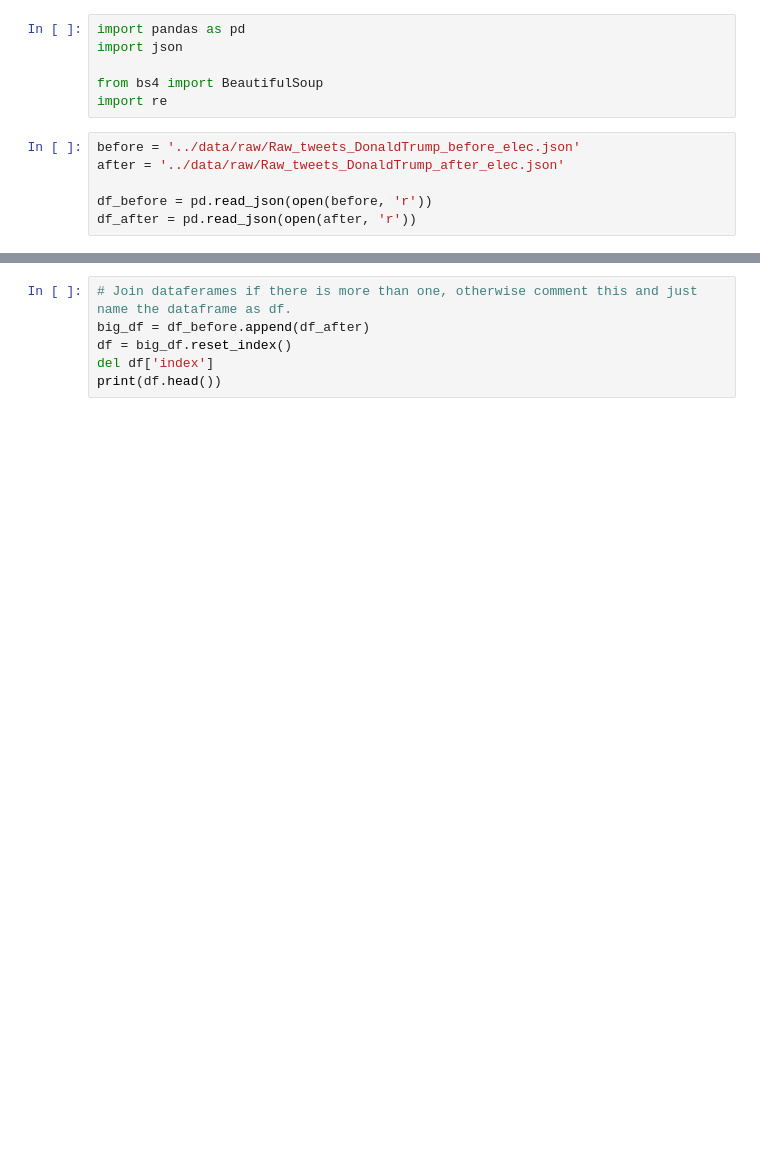
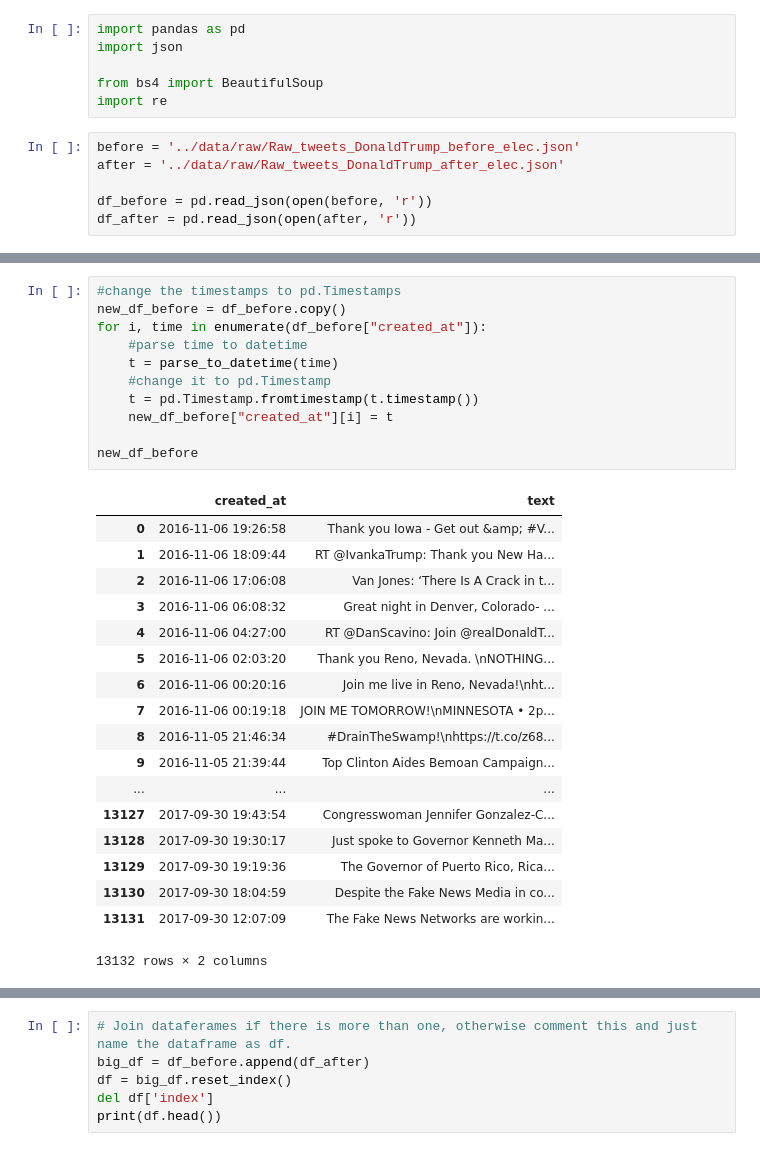
Before and after one commit to vvenla/trumponator, a Jupyter notebook: source/wrangling_tweets2.ipynb, the cells around one changed output, grey strips where cells are left out. Drawn from its saved outputs; the diff is of its cells as text; blank space fills up the shorter version.

```diff
--- a/source/wrangling_tweets2.ipynb
+++ b/source/wrangling_tweets2.ipynb
@@ -29,0 +63,30 @@ df_after.describe()
+# %%
+#change the timestamps to pd.Timestamps
+new_df_before = df_before.copy()
+for i, time in enumerate(df_before["created_at"]):
+    #parse time to datetime
+    t = parse_to_datetime(time)
+    #change it to pd.Timestamp
+    t = pd.Timestamp.fromtimestamp(t.timestamp())
+    new_df_before["created_at"][i] = t
+
+new_df_before
+# %% [output]
+|  | created_at | text |
+| 0 | 2016-11-06 19:26:58 | Thank you Iowa - Get out &amp; #V... |
+| 1 | 2016-11-06 18:09:44 | RT @IvankaTrump: Thank you New Ha... |
+| 2 | 2016-11-06 17:06:08 | Van Jones: ‘There Is A Crack in t... |
+| 3 | 2016-11-06 06:08:32 | Great night in Denver, Colorado- ... |
+| 4 | 2016-11-06 04:27:00 | RT @DanScavino: Join @realDonaldT... |
+| 5 | 2016-11-06 02:03:20 | Thank you Reno, Nevada. \nNOTHING... |
+| 6 | 2016-11-06 00:20:16 | Join me live in Reno, Nevada!\nht... |
+| 7 | 2016-11-06 00:19:18 | JOIN ME TOMORROW!\nMINNESOTA • 2p... |
+| 8 | 2016-11-05 21:46:34 | #DrainTheSwamp!\nhttps://t.co/z68... |
+| 9 | 2016-11-05 21:39:44 | Top Clinton Aides Bemoan Campaign... |
+| ... | ... | ... |
+| 13127 | 2017-09-30 19:43:54 | Congresswoman Jennifer Gonzalez-C... |
+| 13128 | 2017-09-30 19:30:17 | Just spoke to Governor Kenneth Ma... |
+| 13129 | 2017-09-30 19:19:36 | The Governor of Puerto Rico, Rica... |
+| 13130 | 2017-09-30 18:04:59 | Despite the Fake News Media in co... |
+| 13131 | 2017-09-30 12:07:09 | The Fake News Networks are workin... |
+13132 rows × 2 columns
```
Also changed, not shown: parts of 8 cells of this notebook, 1 other file.
